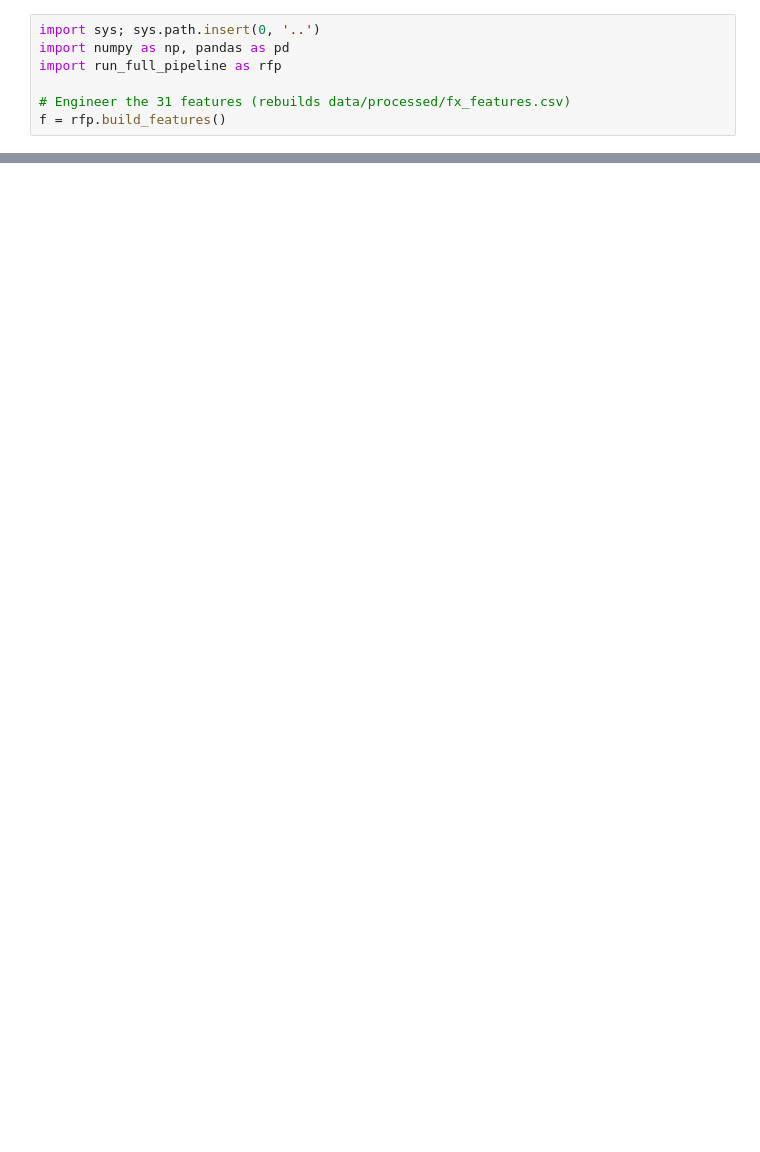
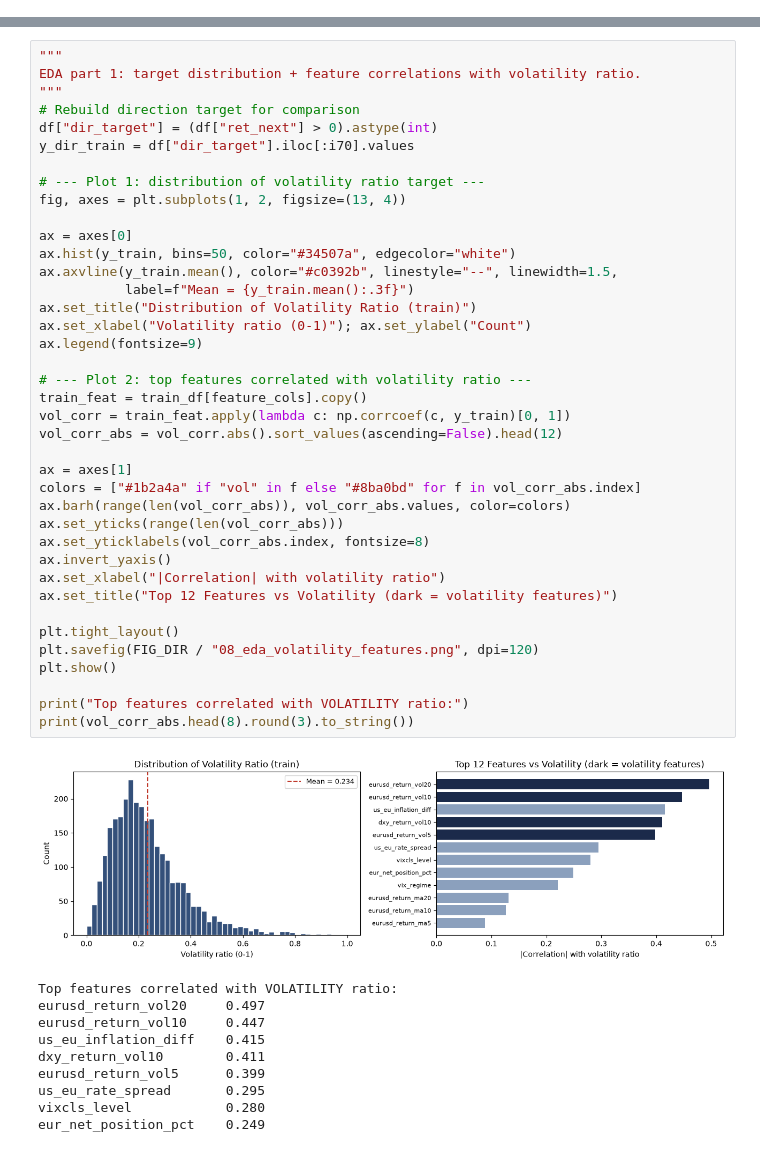
Before and after one commit to GCS230476/Final-Project-2, a Jupyter notebook: notebooks/08_volatility_regression.ipynb, the cells around one changed output, grey strips where cells are left out. Drawn from its saved outputs; the diff is of its cells as text; blank space fills up the shorter version.

```diff
--- a/notebooks/08_volatility_regression.ipynb
+++ b/notebooks/08_volatility_regression.ipynb
@@ -19,7 +0,0 @@ to 0.52 and turns the flat scatter into a forecast that tracks the volatility re
-# %%
-import sys; sys.path.insert(0, '..')
-import numpy as np, pandas as pd
-import run_full_pipeline as rfp
-
-# Engineer the 31 features (rebuilds data/processed/fx_features.csv)
-f = rfp.build_features()
@@ -96,0 +303,50 @@ Image('../figures/models/08_volatility_regression.png')
+# %%
+"""
+EDA part 1: target distribution + feature correlations with volatility ratio.
+"""
+# Rebuild direction target for comparison
+df["dir_target"] = (df["ret_next"] > 0).astype(int)
+y_dir_train = df["dir_target"].iloc[:i70].values
+
+# --- Plot 1: distribution of volatility ratio target ---
+fig, axes = plt.subplots(1, 2, figsize=(13, 4))
+
+ax = axes[0]
+ax.hist(y_train, bins=50, color="#34507a", edgecolor="white")
+ax.axvline(y_train.mean(), color="#c0392b", linestyle="--", linewidth=1.5,
+           label=f"Mean = {y_train.mean():.3f}")
+ax.set_title("Distribution of Volatility Ratio (train)")
+ax.set_xlabel("Volatility ratio (0-1)"); ax.set_ylabel("Count")
+ax.legend(fontsize=9)
+
+# --- Plot 2: top features correlated with volatility ratio ---
+train_feat = train_df[feature_cols].copy()
+vol_corr = train_feat.apply(lambda c: np.corrcoef(c, y_train)[0, 1])
+vol_corr_abs = vol_corr.abs().sort_values(ascending=False).head(12)
+
+ax = axes[1]
+colors = ["#1b2a4a" if "vol" in f else "#8ba0bd" for f in vol_corr_abs.index]
+ax.barh(range(len(vol_corr_abs)), vol_corr_abs.values, color=colors)
+ax.set_yticks(range(len(vol_corr_abs)))
+ax.set_yticklabels(vol_corr_abs.index, fontsize=8)
+ax.invert_yaxis()
+ax.set_xlabel("|Correlation| with volatility ratio")
+ax.set_title("Top 12 Features vs Volatility (dark = volatility features)")
+
+plt.tight_layout()
+plt.savefig(FIG_DIR / "08_eda_volatility_features.png", dpi=120)
+plt.show()
+
+print("Top features correlated with VOLATILITY ratio:")
+print(vol_corr_abs.head(8).round(3).to_string())
+# %% [output]
+[figure, added]
+Top features correlated with VOLATILITY ratio:
+eurusd_return_vol20     0.497
+eurusd_return_vol10     0.447
+us_eu_inflation_diff    0.415
+dxy_return_vol10        0.411
+eurusd_return_vol5      0.399
+us_eu_rate_spread       0.295
+vixcls_level            0.280
+eur_net_position_pct    0.249
```
Also changed, not shown: parts of 33 cells of this notebook, 19 other files.
